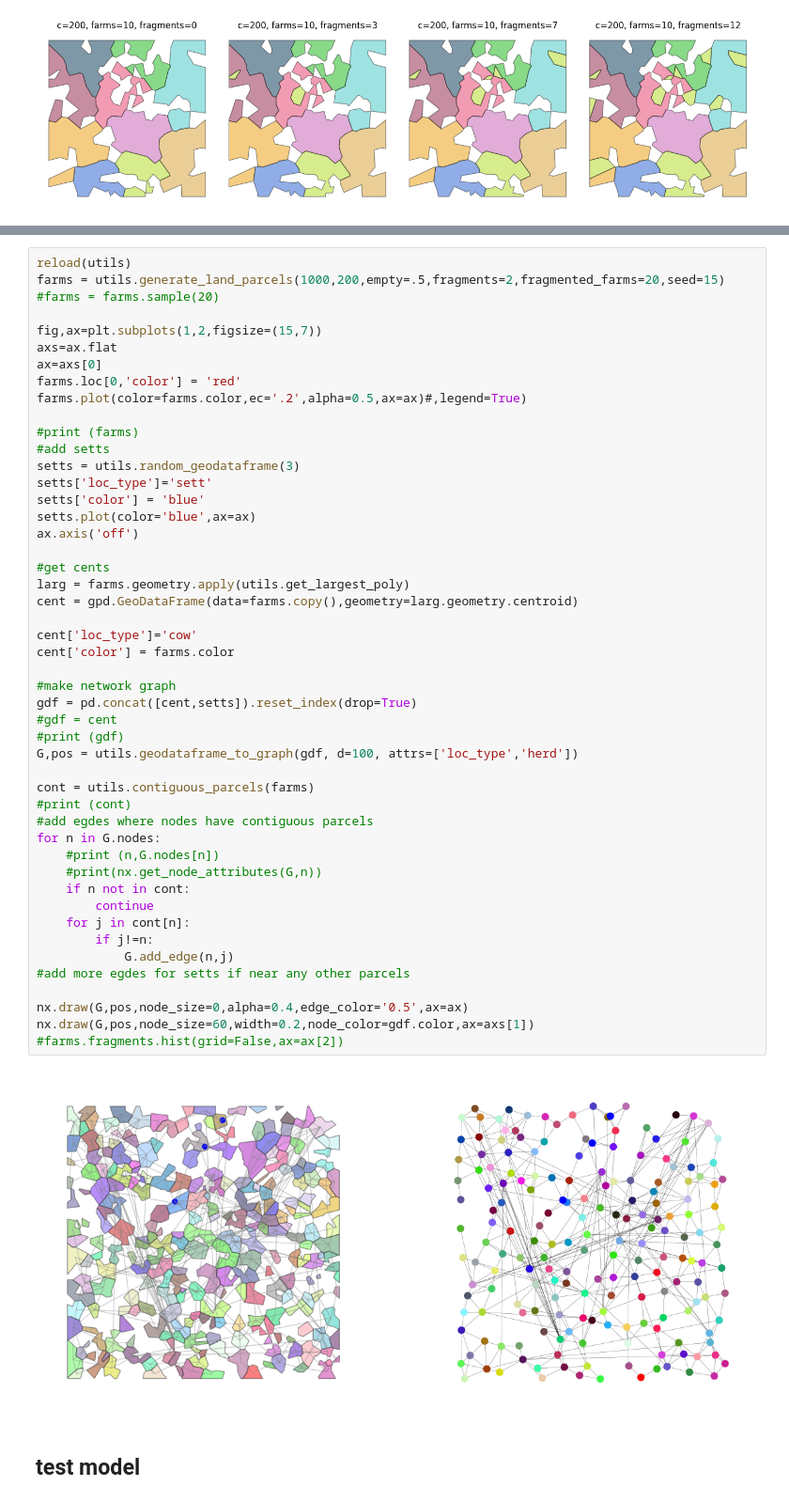
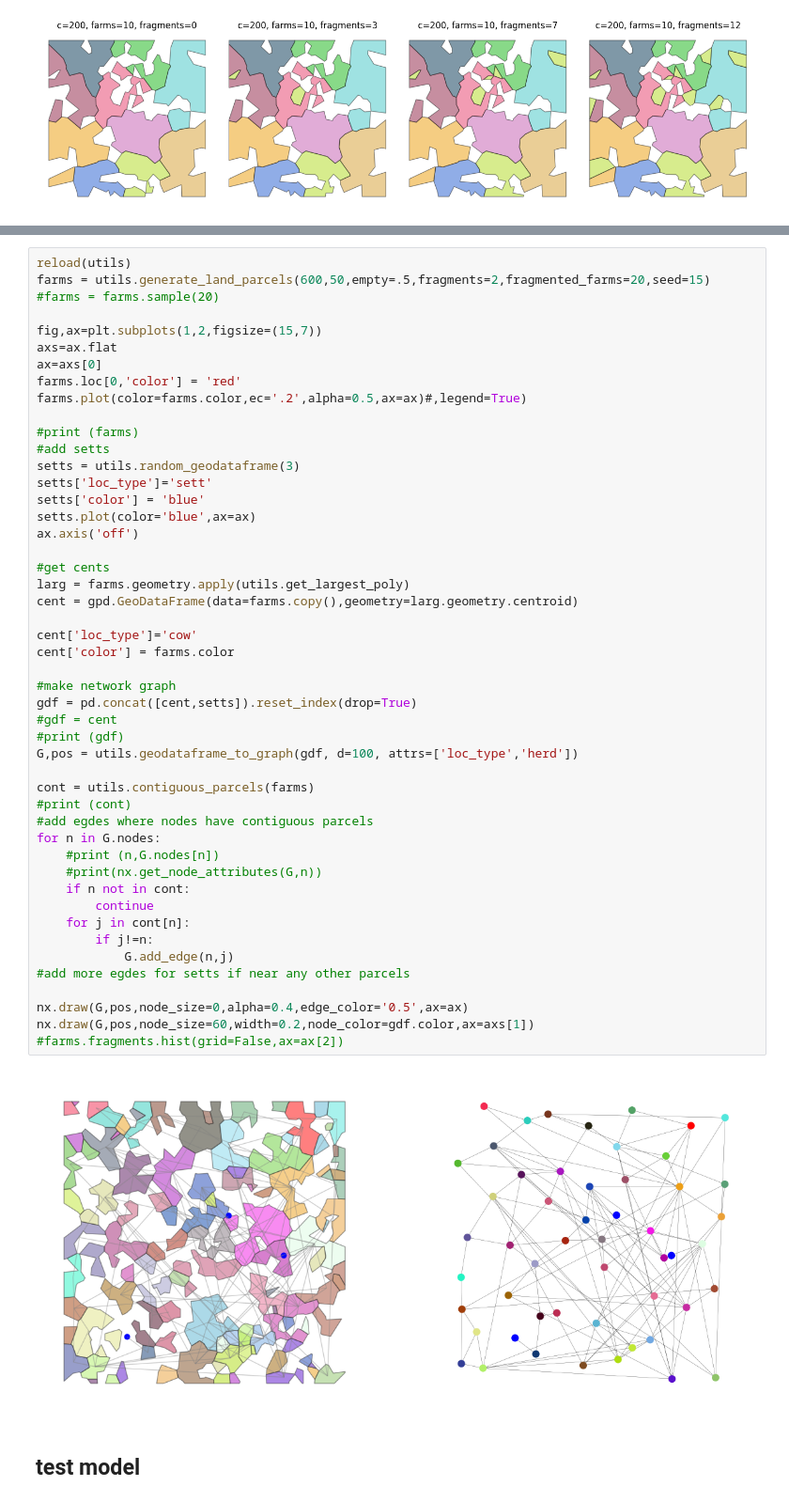
Before and after one commit to dmnfarrell/btbabm, a Jupyter notebook: notebooks/abm_simulation.ipynb, the cells around one changed output, grey strips where cells are left out. Shown at 94% size. Saved outputs shown, nothing was run; the diff lists cells and outputs as text.

```diff
--- a/notebooks/abm_simulation.ipynb
+++ b/notebooks/abm_simulation.ipynb
@@ -77,6 +91,6 @@ NameError: name 'gdf' is not defined
 # %%
 reload(utils)
-farms = utils.generate_land_parcels(1000,200,empty=.5,fragments=2,fragmented_farms=20,seed=15)
+farms = utils.generate_land_parcels(600,50,empty=.5,fragments=2,fragmented_farms=20,seed=15)
 #farms = farms.sample(20)
 
 fig,ax=plt.subplots(1,2,figsize=(15,7))
@@ -96,34 +110,34 @@ ax.axis('off')
 #get cents
 larg = farms.geometry.apply(utils.get_largest_poly)
 cent = gpd.GeoDataFrame(data=farms.copy(),geometry=larg.geometry.centroid)
 
 cent['loc_type']='cow'
 cent['color'] = farms.color
 
 #make network graph
 gdf = pd.concat([cent,setts]).reset_index(drop=True)
 #gdf = cent
 #print (gdf)
 G,pos = utils.geodataframe_to_graph(gdf, d=100, attrs=['loc_type','herd'])
 
 cont = utils.contiguous_parcels(farms)
 #print (cont)
 #add egdes where nodes have contiguous parcels
 for n in G.nodes:
     #print (n,G.nodes[n])
     #print(nx.get_node_attributes(G,n))
     if n not in cont:
         continue
     for j in cont[n]:
         if j!=n:
             G.add_edge(n,j)
 #add more egdes for setts if near any other parcels
 
 nx.draw(G,pos,node_size=0,alpha=0.4,edge_color='0.5',ax=ax)
 nx.draw(G,pos,node_size=60,width=0.2,node_color=gdf.color,ax=axs[1])
 #farms.fragments.hist(grid=False,ax=ax[2])
 # %% [output]
-[figure, old version]
+[figure, new version]
 # %% [markdown]
 ## test model
 # %%
```
Also changed, not shown: parts of 17 cells of this notebook, 3 other files.
